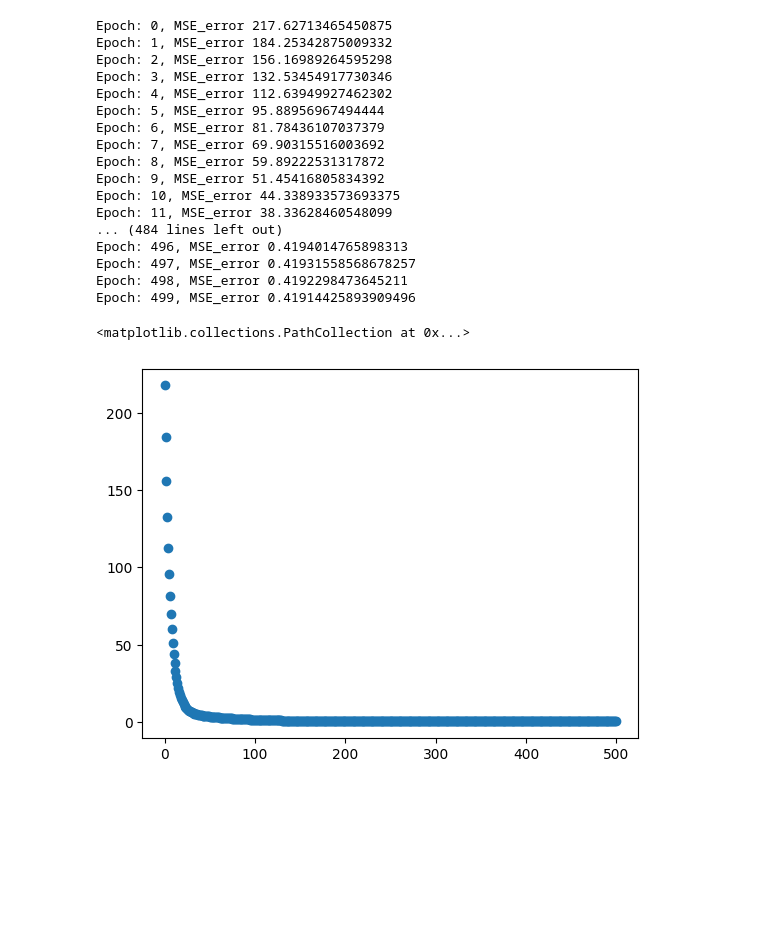
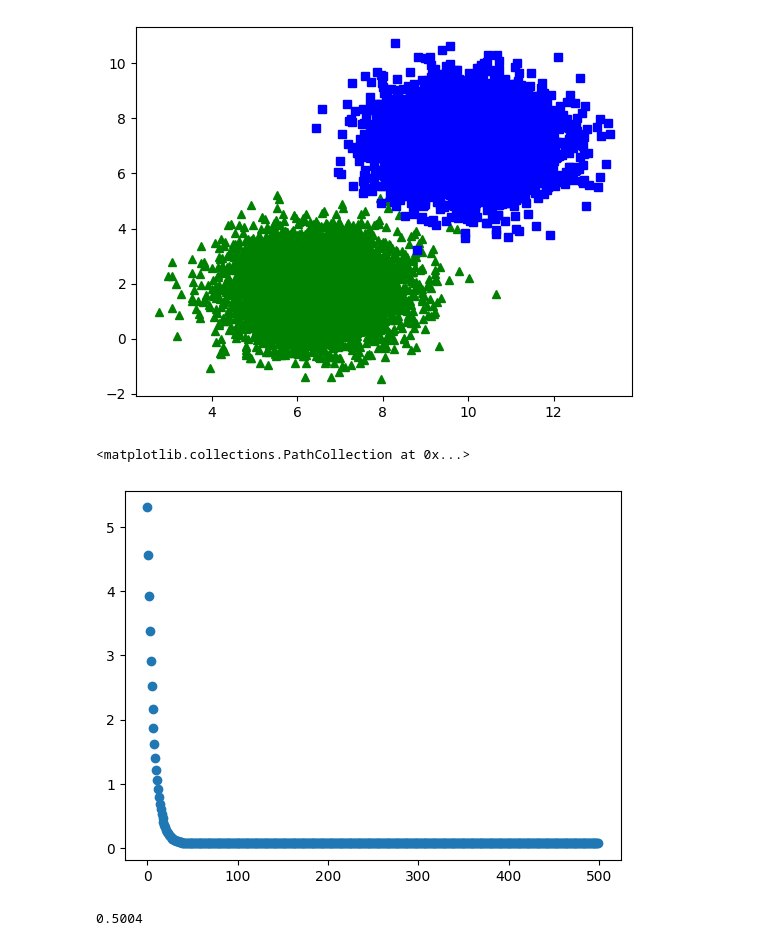
Before and after one commit to PeWeX47/Adaptive-Linear-Neuron-Implementation, a Jupyter notebook: adaline-test.ipynb, the cells around one changed output. Saved outputs shown, nothing was run; the diff lists cells and outputs as text; code cells hidden in the pictures; blank space fills up the shorter version.

Commit message:
Test on linear sepparable data

```diff
--- a/adaline-test.ipynb
+++ b/adaline-test.ipynb
@@ -6,34 +8,7 @@ import numpy as np
-# %%
-X = np.array([
-    [2., 4.,  20.],  # 2*2 - 4*4 + 20 =   8 > 0
-    [4., 3., -10.],  # 2*4 - 4*3 - 10 = -14 < 0
-    [5., 6.,  13.],  # 2*5 - 4*6 + 13 =  -1 < 0
-    [5., 4.,   8.],  # 2*5 - 4*4 + 8 =    2 > 0
-    [3., 4.,   5.],  # 2*3 - 4*4 + 5 =   -5 < 0
-])
-
-y = np.array([1, -1, -1, 1, -1])
-
-perceptron = Adaline(eta=0.0001, epochs=500, is_verbose=True)
-perceptron.fit(X, y)
-plt.scatter(range(perceptron.epochs), perceptron.list_of_errors)
-# %% [output]
-Epoch: 0, MSE_error 217.62713465450875
-Epoch: 1, MSE_error 184.25342875009332
-Epoch: 2, MSE_error 156.16989264595298
-Epoch: 3, MSE_error 132.53454917730346
-Epoch: 4, MSE_error 112.63949927462302
-Epoch: 5, MSE_error 95.88956967494444
-Epoch: 6, MSE_error 81.78436107037379
-Epoch: 7, MSE_error 69.90315516003692
-Epoch: 8, MSE_error 59.89222531317872
-Epoch: 9, MSE_error 51.45416805834392
-Epoch: 10, MSE_error 44.338933573693375
-Epoch: 11, MSE_error 38.33628460548099
-... (484 lines left out)
-Epoch: 496, MSE_error 0.4194014765898313
-Epoch: 497, MSE_error 0.41931558568678257
-Epoch: 498, MSE_error 0.4192298473645211
-Epoch: 499, MSE_error 0.41914425893909496
-<matplotlib.collections.PathCollection at 0x...>
-[figure, removed]
+# %%
+X, y = datasets.make_blobs(n_samples=10000, centers=2, n_features=2, center_box=(0, 10))
+plt.plot(X[:, 0][y == 0], X[:, 1][y == 0], 'g^')
+plt.plot(X[:, 0][y == 1], X[:, 1][y == 1], 'bs')
+plt.show()
+# %% [output]
+[figure, added]
@@ -39,0 +17,12 @@ Epoch: 499, MSE_error 0.41914425893909496
+# %%
+adaline = Adaline(eta=0.0000001, epochs=500, is_verbose=True)
+adaline.fit(X_train, y_train)
+plt.scatter(range(adaline.epochs), adaline.list_of_errors)
+# %% [output]
+<matplotlib.collections.PathCollection at 0x...>
+[figure, added]
+# %%
+y_pred = adaline.predict(X_test)
+accuracy_score(y_test, y_pred)
+# %% [output]
+0.5004
```
Also changed, not shown: parts of 2 cells of this notebook, 1 other file.
